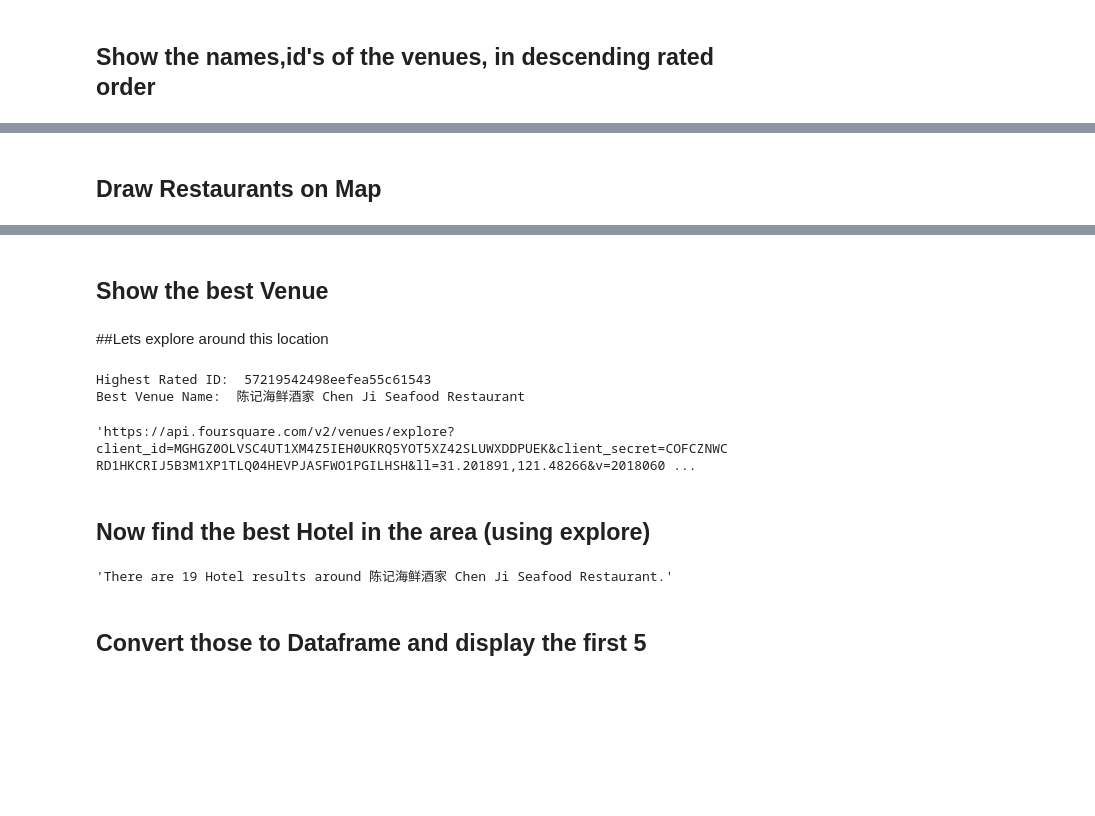
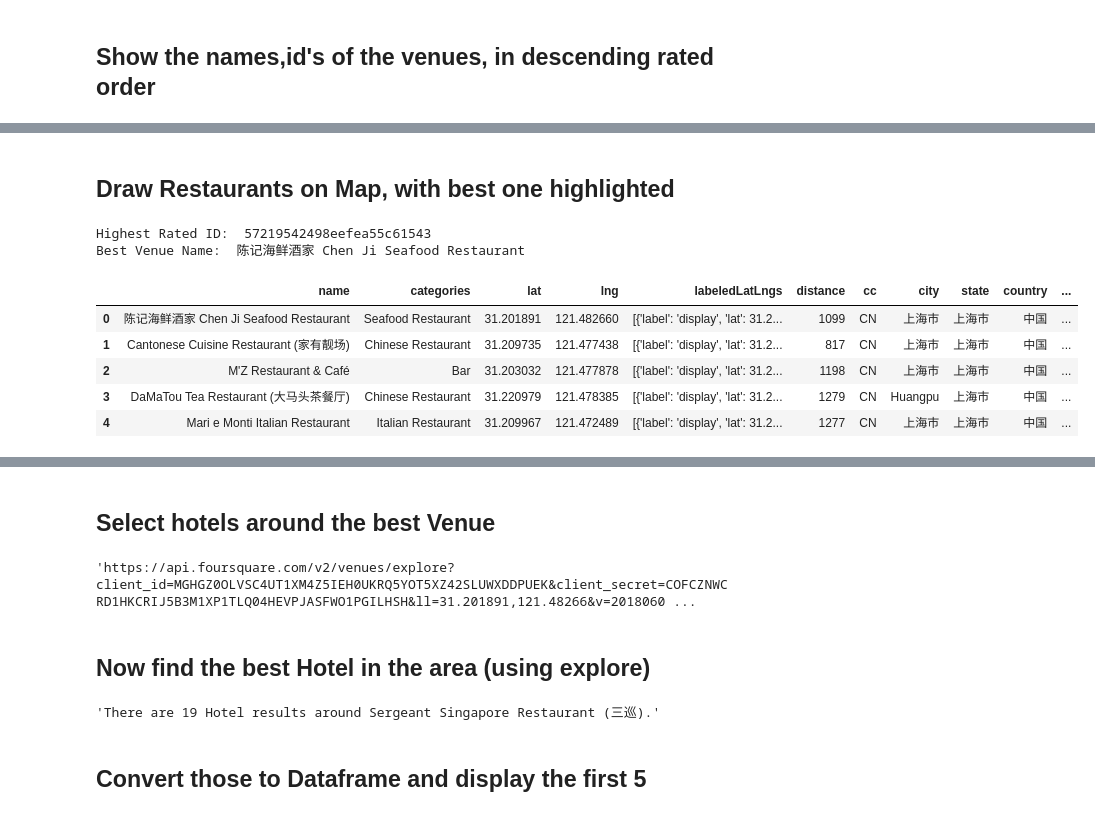
Before and after one commit to csloz/Coursera_Capstone, a Jupyter notebook: Neighbourhood Battles.ipynb, the cells around one changed output, grey strips where cells are left out. Drawn from its saved outputs; the diff is of its cells as text; code cells hidden in the pictures; blank space fills up the shorter version.

```diff
--- a/Neighbourhood Battles.ipynb
+++ b/Neighbourhood Battles.ipynb
@@ -251,58 +251,67 @@ highest_rating_id = newdf['id'][0]
 | 49 | Sergeant Singapore Restaurant (三巡) | 5b7a3aa1a5a315002c5f4673 | 0 |
 # %% [markdown]
-## Draw Restaurants on Map
+## Draw Restaurants on Map, with best one highlighted
+# %%
+print ("Highest Rated ID: ", highest_rating_id) #Sorted already by highest rating
+
+#Get the array index
+index = venues.loc[venues['id'] == highest_rating_id].index[0]
+latitude = venues['lat'][index]
+longitude = venues ['lng'][index]
+name = venues['name'][index]
+radius = 2000 #1km
+print ("Best Venue Name: ", venues['name'][index])
+# %% [output]
+Highest Rated ID:  57219542498eefea55c61543
+Best Venue Name:  陈记海鲜酒家 Chen Ji Seafood Restaurant
 # %%
-venues_map = folium.Map(location=[latitude, longitude], zoom_start=14) # generate map centred around the  复兴中路
+display_html(venues.head(5))
 
+venues_map = folium.Map(location=[latitude, longitude], zoom_start=13) # generate map centred around the  复兴中路
+
+#Add best rest in red.
+folium.CircleMarker(
+        [latitude, longitude],
+        radius=10,
+        color='blue',
+        popup=name,
+        fill = True,
+        fill_color='red',
+        fill_opacity=0.6
+    ).add_to(venues_map)
 # add the FourSquare Data as blue circle markers
-for lat, lng, label in zip(venues.lat, venues.lng, venues.categories):
-
+#unfortunately folium seems to break hard if chinese chars are in the label
+for lat, lng, category in zip(venues.lat, venues.lng, venues.categories):
+    label = ' {}'.format(category)
     folium.CircleMarker(
         [lat, lng],
         radius=5,
         color='blue',
         popup=label,
         fill = True,
         fill_color='blue',
         fill_opacity=0.6
     ).add_to(venues_map)
 
-folium.CircleMarker(
-    [latitude, longitude],
-    radius=10,
-    popup=name,
-    fill=True,
-    color='red',
-    fill_color='red',
-    fill_opacity=0.6
-    ).add_to(venues_map)
-
 # display map
 venues_map
 # %% [output]
+|  | name | categories | lat | lng | labeledLatLngs | distance | cc | city | state | country | ... |
+| 0 | 陈记海鲜酒家 Chen Ji Seafood Restaurant | Seafood Restaurant | 31.201891 | 121.482660 | [{'label': 'display', 'lat': 31.2... | 1099 | CN | 上海市 | 上海市 | 中国 | ... |
+| 1 | Cantonese Cuisine Restaurant (家有靓场) | Chinese Restaurant | 31.209735 | 121.477438 | [{'label': 'display', 'lat': 31.2... | 817 | CN | 上海市 | 上海市 | 中国 | ... |
+| 2 | M'Z Restaurant & Café | Bar | 31.203032 | 121.477878 | [{'label': 'display', 'lat': 31.2... | 1198 | CN | 上海市 | 上海市 | 中国 | ... |
+| 3 | DaMaTou Tea Restaurant (大马头茶餐厅) | Chinese Restaurant | 31.220979 | 121.478385 | [{'label': 'display', 'lat': 31.2... | 1279 | CN | Huangpu | 上海市 | 中国 | ... |
+| 4 | Mari e Monti Italian Restaurant | Italian Restaurant | 31.209967 | 121.472489 | [{'label': 'display', 'lat': 31.2... | 1277 | CN | 上海市 | 上海市 | 中国 | ... |
 [interactive output not drawn]
 # %% [markdown]
-## Show the best Venue
+## Select hotels around the best Venue
-# %% [markdown]
-##Lets explore around this location
 # %%
-print ("Highest Rated ID: ", highest_rating_id) #Sorted already by highest rating
-
-#Get the array index
-index = venues.loc[venues['id'] == highest_rating_id].index[0]
-latitude = venues['lat'][index]
-longitude = venues ['lng'][index]
-name = venues['name'][index]
-radius = 2000 #1km
-print ("Best Venue Name: ", venues['name'][index])
 
 #Make our call
 url = 'https://api.foursquare.com/v2/venues/explore?client_id={}&client_secret={}&ll={},{}&v={}&radius={}&limit={}&query="Hotel"'.format(CLIENT_ID, CLIENT_SECRET, latitude, longitude, VERSION, radius, LIMIT)
 url
 # %% [output]
-Highest Rated ID:  57219542498eefea55c61543
-Best Venue Name:  陈记海鲜酒家 Chen Ji Seafood Restaurant
+'https://api.foursquare.com/v2/venues/explore?client_id=MGHGZ0OLVSC4UT1XM4Z5IEH0UKRQ5YOT5XZ42SLUWXDDPUEK&client_secret=COFCZNWCRD1HKCRIJ5B3M1XP1TLQ04HEVPJASFWO1PGILHSH&ll=31.201891,121.48266&v=2018060 ...
-'https://api.foursquare.com/v2/venues/explore?client_id=MGHGZ0OLVSC4UT1XM4Z5IEH0UKRQ5YOT5XZ42SLUWXDDPUEK&client_secret=COFCZNWCRD1HKCRIJ5B3M1XP1TLQ04HEVPJASFWO1PGILHSH&ll=31.201891,121.48266&v=2018060 ...
 # %% [markdown]
 ## Now find the best Hotel in the area (using explore)
 # %%
@@ -311,7 +320,7 @@ import requests
 results = requests.get(url).json()
 'There are {} Hotel results around {}.'.format(len(results['response']['groups'][0]['items']),name)
 # %% [output]
-'There are 19 Hotel results around 陈记海鲜酒家 Chen Ji Seafood Restaurant.'
+'There are 19 Hotel results around Sergeant Singapore Restaurant (三巡).'
 # %%
 items = results['response']['groups'][0]['items']
 # %% [markdown]
```
Also changed, not shown: parts of 9 cells of this notebook.
